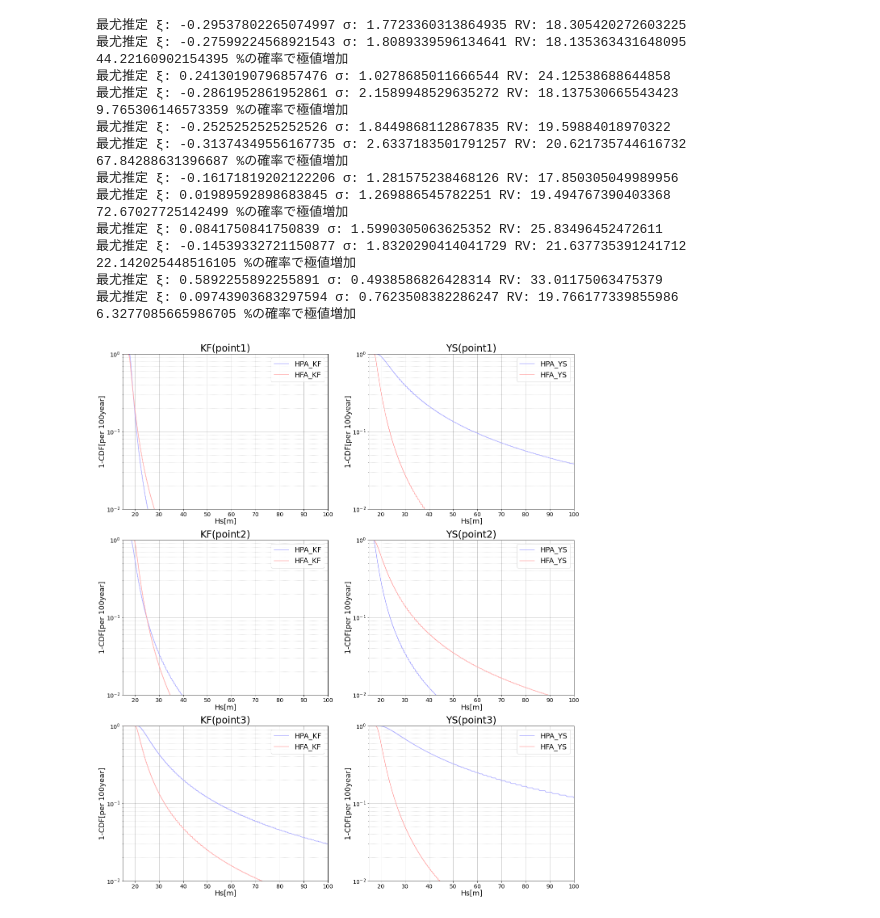
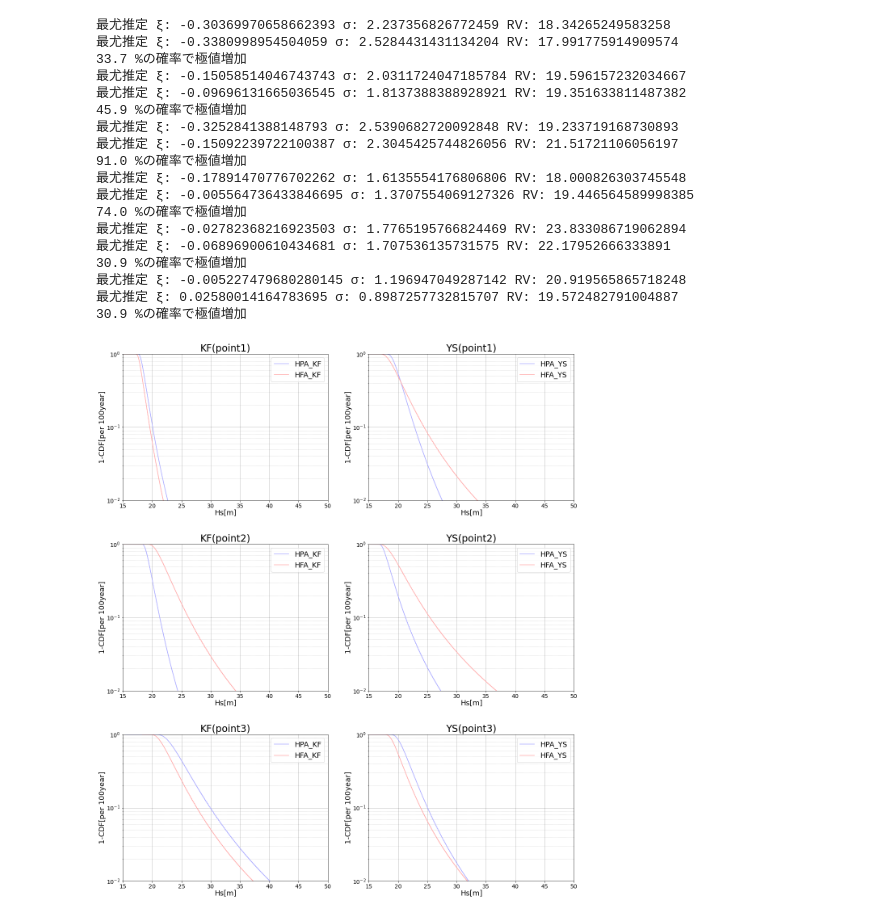
Before and after one commit to greedtn/MRI-AGCM3.2H, a Jupyter notebook: calc_prob/calc_prob.ipynb, the cells around one changed output. Cells and saved outputs as stored; diff of their text form; code cells hidden in the pictures.

```diff
--- a/calc_prob/calc_prob.ipynb
+++ b/calc_prob/calc_prob.ipynb
@@ -49,7 +49,6 @@ for index in range(len(INDEX)):
                 model = 'HPA_' + model
             else:  # 未来
                 model = 'HFA_' + model + '_c0'
-
             with open('../pot_csv/' + model + '_POT_DATA.csv', 'r') as csv_file:
                 csv_reader = reader(csv_file)
                 POT_ALL = list(csv_reader)
@@ -59,58 +58,59 @@ for index in range(len(INDEX)):
             for k in range(len(POT)):
                 s.append(float(POT[k]))
             s = sorted(s, reverse=True)
-            if len(POT) < 50:
+            if len(POT) < 100:
                 is_ok = False
                 print("データ数：", len(POT), "データ数が不足しているため, この地点は使用できません")
             else:
-                POT = s[:50]
+                POT = s[:100]
                 if j == 0:  # 過去
-                    past_rv, past_pro = func.lwm_gpd(data=POT, error=[0.005], thr=POT[-1], n=219143, n0=50, con=1.0)
+                    past_rv, past_pro = func.lwm_gpd(data=POT, error=[0.005], thr=POT[-1], n=219143, n0=100, con=1.0)
                 else:  # 将来
-                    f_rv, f_pro = func.lwm_gpd(data=POT, error=[0.005], thr=POT[-1], n=219143, n0=50, con=1.0)
+                    f_rv, f_pro = func.lwm_gpd(data=POT, error=[0.005], thr=POT[-1], n=219143, n0=100, con=1.0)
 
         if is_ok:
             P = calc_p(past_rv, past_pro, f_rv, f_pro)
             cdf_p_hs, cdf_p_sum = cdf(past_rv, past_pro)
             cdf_f_hs, cdf_f_sum = cdf(f_rv, f_pro)
-            print(P, '%の確率で極値増加')
+            print('{:.1f}'.format(P), '%の確率で極値増加')
             ax = fig.add_subplot(3, 2, 2 * index + i+1)
             ax.plot(cdf_p_hs, cdf_p_sum, c='#aaaaFF')
             ax.plot(cdf_f_hs, cdf_f_sum, c='#FFaaaa')
             ax.legend(['HPA_' + model[4:6], model[:-3]], fontsize=18)
-            ax.set_xlim((15, 100))
+            ax.set_xlim((15, 50))
             ax.set_ylim((0.01, 1))
             ax.set_xlabel("Hs[m]", fontsize=18, labelpad=1)
             ax.set_ylabel("1-CDF[per 100year]", fontsize=18, labelpad=1)
             ax.tick_params(axis='x', labelsize=14)
             ax.tick_params(axis='y', labelsize=14)
             ax.set_title(MODEL[i] + '(point' + str(index+1) + ')', fontsize=24)
             ax.set_yscale('log')
             ax.grid(which='major',color='black',linestyle='-', alpha=0.3)
             ax.grid(which='minor',color='black',linestyle='dotted', alpha=0.3)
 
+plt.subplots_adjust(hspace=0.3)
 plt.savefig("../img/cdf.png")
 plt.show()
 # %% [output]
-最尤推定 ξ: -0.29537802265074997 σ: 1.7723360313864935 RV: 18.305420272603225
-最尤推定 ξ: -0.27599224568921543 σ: 1.8089339596134641 RV: 18.135363431648095
-44.22160902154395 %の確率で極値増加
-最尤推定 ξ: 0.24130190796857476 σ: 1.0278685011666544 RV: 24.12538688644858
-最尤推定 ξ: -0.2861952861952861 σ: 2.1589948529635272 RV: 18.137530665543423
-9.765306146573359 %の確率で極値増加
-最尤推定 ξ: -0.2525252525252526 σ: 1.8449868112867835 RV: 19.59884018970322
-最尤推定 ξ: -0.31374349556167735 σ: 2.6337183501791257 RV: 20.621735744616732
-67.84288631396687 %の確率で極値増加
-最尤推定 ξ: -0.16171819202122206 σ: 1.281575238468126 RV: 17.850305049989956
-最尤推定 ξ: 0.01989592898683845 σ: 1.269886545782251 RV: 19.494767390403368
-72.67027725142499 %の確率で極値増加
-最尤推定 ξ: 0.0841750841750839 σ: 1.5990305063625352 RV: 25.83496452472611
-最尤推定 ξ: -0.14539332721150877 σ: 1.8320290414041729 RV: 21.637735391241712
-22.142025448516105 %の確率で極値増加
-最尤推定 ξ: 0.5892255892255891 σ: 0.4938586826428314 RV: 33.01175063475379
-最尤推定 ξ: 0.09743903683297594 σ: 0.7623508382286247 RV: 19.766177339855986
-6.3277085665986705 %の確率で極値増加
+最尤推定 ξ: -0.30369970658662393 σ: 2.237356826772459 RV: 18.34265249583258
+最尤推定 ξ: -0.3380998954504059 σ: 2.5284431431134204 RV: 17.991775914909574
+33.7 %の確率で極値増加
+最尤推定 ξ: -0.15058514046743743 σ: 2.0311724047185784 RV: 19.596157232034667
+最尤推定 ξ: -0.09696131665036545 σ: 1.8137388388928921 RV: 19.351633811487382
+45.9 %の確率で極値増加
+最尤推定 ξ: -0.3252841388148793 σ: 2.5390682720092848 RV: 19.233719168730893
+最尤推定 ξ: -0.15092239722100387 σ: 2.3045425744826056 RV: 21.51721106056197
+91.0 %の確率で極値増加
+最尤推定 ξ: -0.17891470776702262 σ: 1.6135554176806806 RV: 18.000826303745548
+最尤推定 ξ: -0.005564736433846695 σ: 1.3707554069127326 RV: 19.446564589998385
+74.0 %の確率で極値増加
+最尤推定 ξ: -0.02782368216923503 σ: 1.7765195766824469 RV: 23.833086719062894
+最尤推定 ξ: -0.06896900610434681 σ: 1.707536135731575 RV: 22.17952666333891
+30.9 %の確率で極値増加
+最尤推定 ξ: -0.005227479680280145 σ: 1.196947049287142 RV: 20.919565865718248
+最尤推定 ξ: 0.02580014164783695 σ: 0.8987257732815707 RV: 19.572482791004887
+30.9 %の確率で極値増加
-[figure, old version]
+[figure, new version]
 # %%
 """
 LWMの出力結果を用いて, 極値増大確率を算出する.
```
Also changed, not shown: parts of 2 cells of this notebook, 3 other files.
